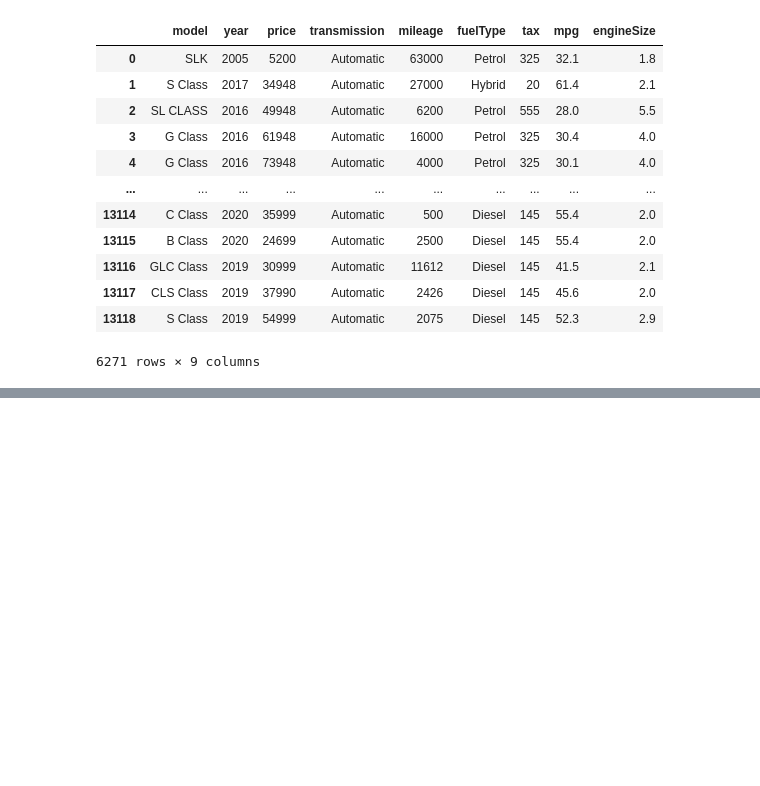
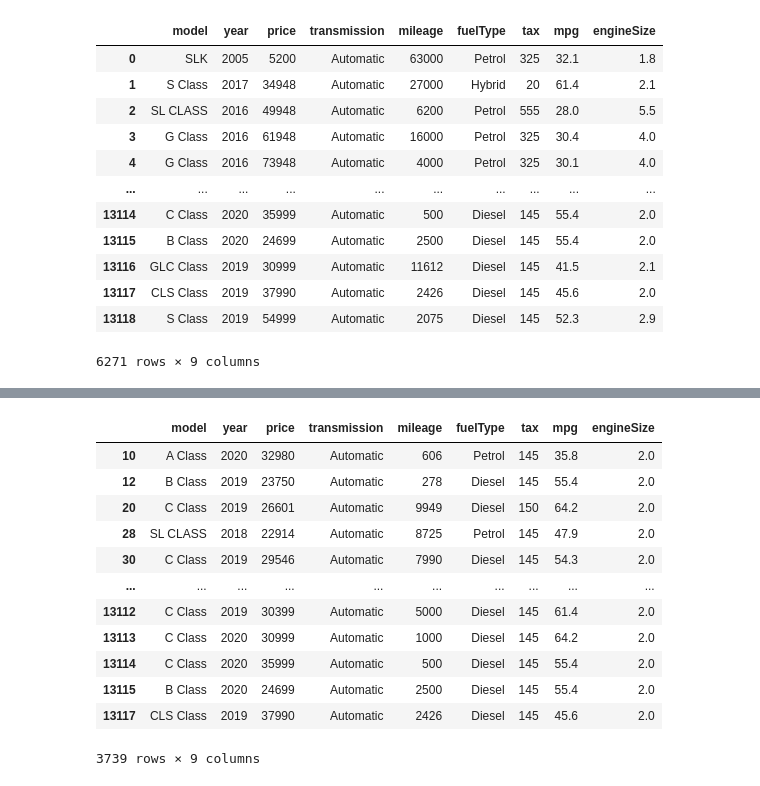
Before and after one commit to Ahmadjon0125/Mohirdev_lessons, a Jupyter notebook: Data analysis. Pandas kutubxonasi/8.Statistika.ipynb, the cells around one changed output, grey strips where cells are left out. Saved outputs shown, nothing was run; the diff lists cells and outputs as text; code cells hidden in the pictures; blank space fills up the shorter version.

```diff
--- a/Data analysis. Pandas kutubxonasi/8.Statistika.ipynb
+++ b/Data analysis. Pandas kutubxonasi/8.Statistika.ipynb
@@ -510,0 +542,16 @@ df[df.transmission != "Semi-Auto"]
+# %%
+df[df.engineSize == 2.0]
+# %% [output]
+|  | model | year | price | transmission | mileage | fuelType | tax | mpg | engineSize |
+| 10 | A Class | 2020 | 32980 | Automatic | 606 | Petrol | 145 | 35.8 | 2.0 |
+| 12 | B Class | 2019 | 23750 | Automatic | 278 | Diesel | 145 | 55.4 | 2.0 |
+| 20 | C Class | 2019 | 26601 | Automatic | 9949 | Diesel | 150 | 64.2 | 2.0 |
+| 28 | SL CLASS | 2018 | 22914 | Automatic | 8725 | Petrol | 145 | 47.9 | 2.0 |
+| 30 | C Class | 2019 | 29546 | Automatic | 7990 | Diesel | 145 | 54.3 | 2.0 |
+| ... | ... | ... | ... | ... | ... | ... | ... | ... | ... |
+| 13112 | C Class | 2019 | 30399 | Automatic | 5000 | Diesel | 145 | 61.4 | 2.0 |
+| 13113 | C Class | 2020 | 30999 | Automatic | 1000 | Diesel | 145 | 64.2 | 2.0 |
+| 13114 | C Class | 2020 | 35999 | Automatic | 500 | Diesel | 145 | 55.4 | 2.0 |
+| 13115 | B Class | 2020 | 24699 | Automatic | 2500 | Diesel | 145 | 55.4 | 2.0 |
+| 13117 | CLS Class | 2019 | 37990 | Automatic | 2426 | Diesel | 145 | 45.6 | 2.0 |
+3739 rows × 9 columns
```
Also changed, not shown: parts of 2 cells of this notebook.
